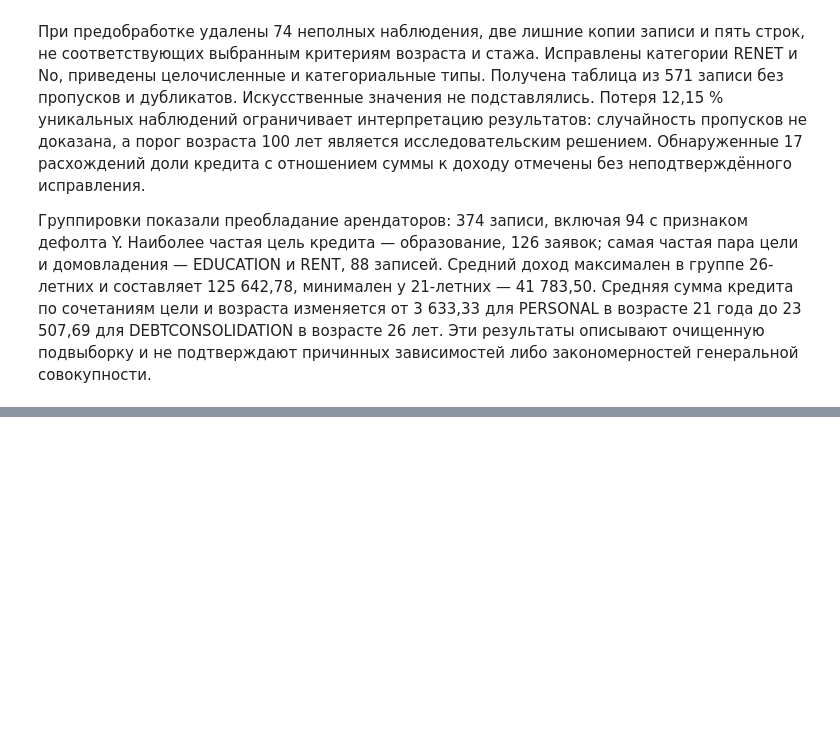
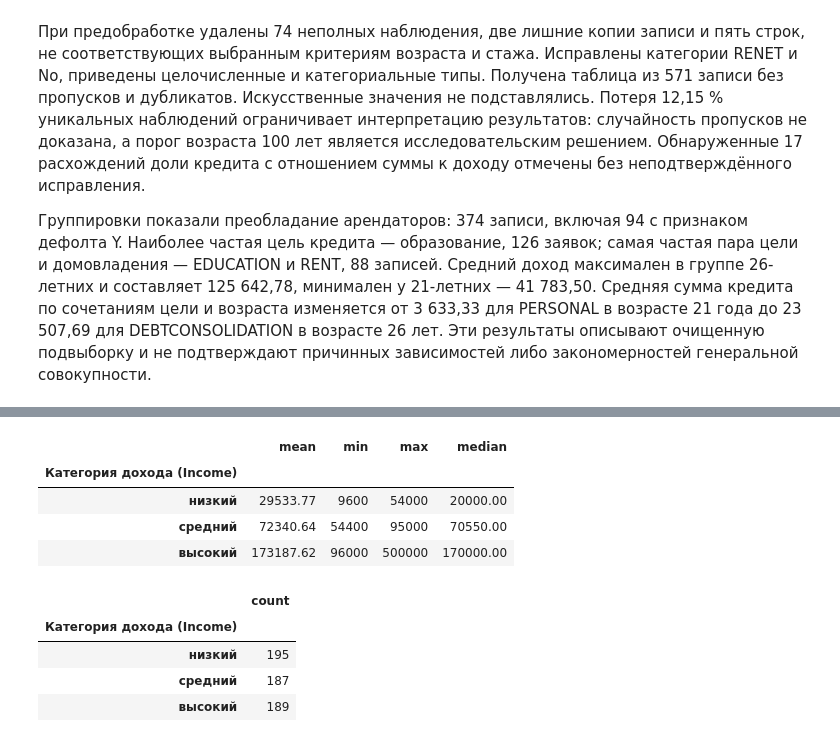
Before and after one commit to StasWW/suai-data-analysis-lab1, a Jupyter notebook: ЛР1_Жойд_8.ipynb, the cells around one changed output, grey strips where cells are left out. Saved outputs shown, nothing was run; the diff lists cells and outputs as text; code cells hidden in the pictures; blank space fills up the shorter version.

```diff
--- a/ЛР1_Жойд_8.ipynb
+++ b/ЛР1_Жойд_8.ipynb
@@ -533,0 +561,32 @@ print('Контроль выполнен. Сохранены utility/credit_risk
+# %%
+income_cat = 'Категория дохода (Income)'
+age_cat = 'Категория возраста'
+amount_cat = 'Категория суммы кредита (Amount)'
+
+df[income_cat], income_bins = pd.qcut(
+    df['income'], q=3,
+    labels=['низкий', 'средний', 'высокий'],
+    retbins=True
+)
+df[age_cat], age_bins = pd.qcut(
+    df['age'], q=3,
+    labels=['молодой', 'средний', 'зрелый'],
+    retbins=True
+)
+df[amount_cat], amount_bins = pd.qcut(
+    df['amount'], q=3,
+    labels=['маленькая', 'средняя', 'крупная'],
+    retbins=True
+)
+
+boundaries = pd.DataFrame({
+    'Признак': ['Доход', 'Возраст', 'Сумма кредита'],
+    'Минимум': [income_bins[0], age_bins[0], amount_bins[0]],
+    'Граница 1': [income_bins[1], age_bins[1], amount_bins[1]],
+    'Граница 2': [income_bins[2], age_bins[2], amount_bins[2]],
+    'Максимум': [income_bins[3], age_bins[3], amount_bins[3]],
+})
+display(boundaries)
+for column in [income_cat, age_cat, amount_cat]:
+    print(column)
+    display(df[column].value_counts(sort=False).rename('Количество').to_frame())
@@ -533,0 +629,18 @@ print('Контроль выполнен. Сохранены utility/credit_risk
+# %%
+result_03 = df.groupby(income_cat, observed=True)['income'].agg(
+    ['mean', 'min', 'max', 'median']
+).round(2)
+counts_03 = df[income_cat].value_counts(sort=False).rename('count').to_frame()
+display(result_03)
+display(counts_03)
+# %% [output]
+|  | mean | min | max | median |
+| Категория дохода (Income) |  |  |  |  |
+| низкий | 29533.77 | 9600 | 54000 | 20000.00 |
+| средний | 72340.64 | 54400 | 95000 | 70550.00 |
+| высокий | 173187.62 | 96000 | 500000 | 170000.00 |
+|  | count |
+| Категория дохода (Income) |  |
+| низкий | 195 |
+| средний | 187 |
+| высокий | 189 |
```
Also changed, not shown: parts of 22 cells of this notebook, 1 other file.
